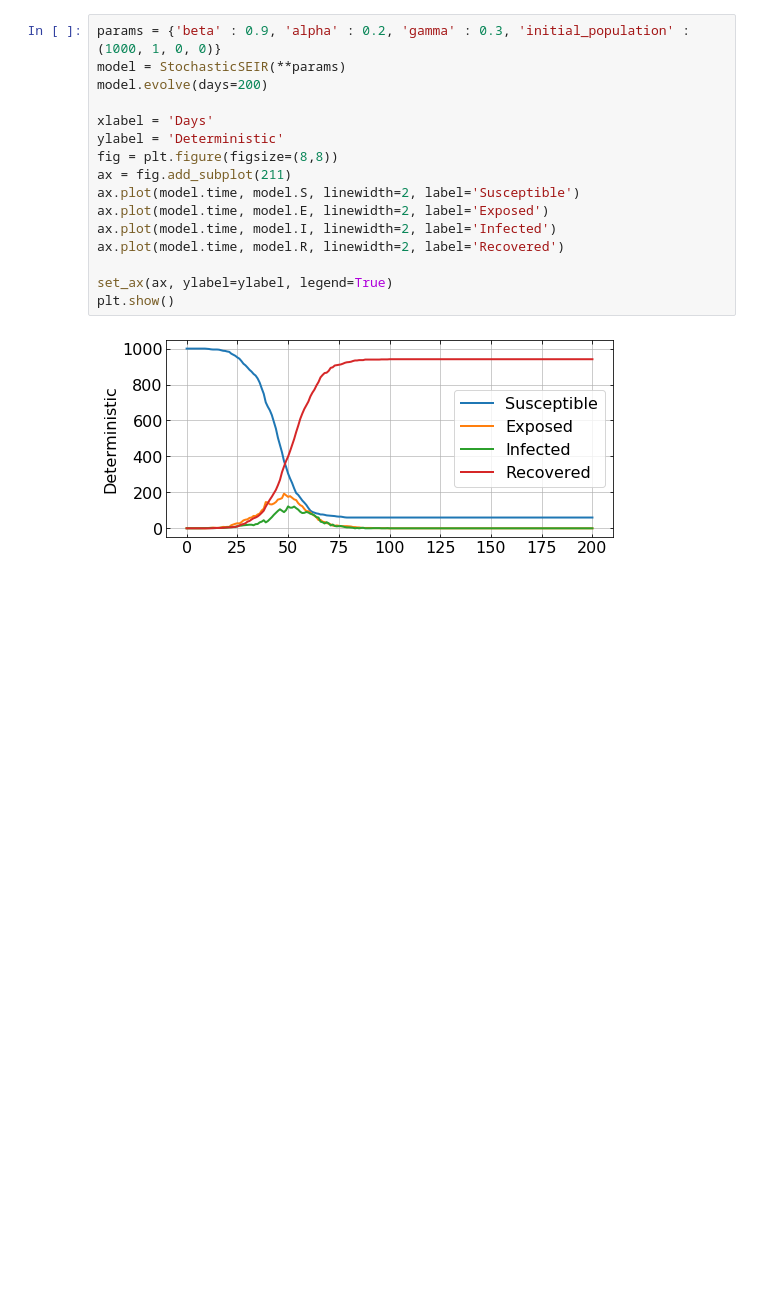
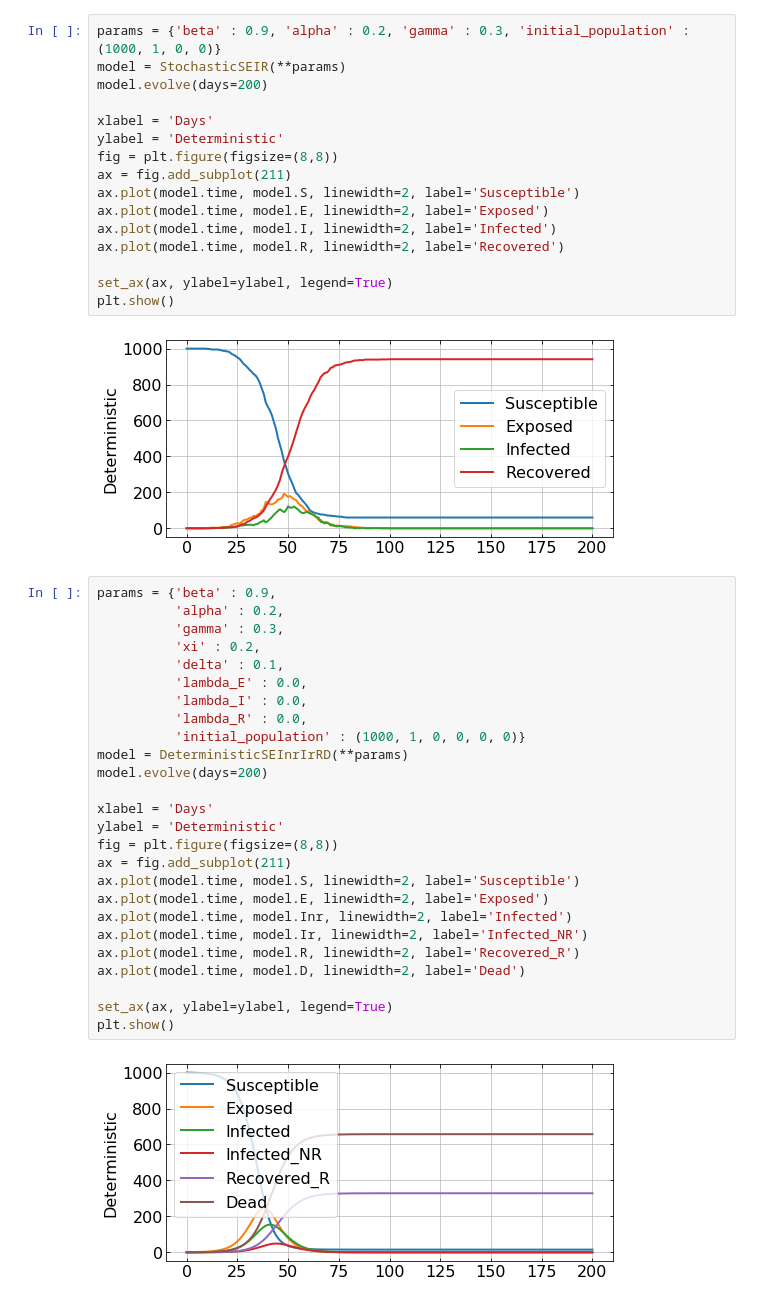
Before and after one commit to jeannechaverot/CovidForecasting, a Jupyter notebook: Tester.ipynb, the cells around one changed output. Saved outputs shown, nothing was run; the diff lists cells and outputs as text; blank space fills up the shorter version.

Commit message:
added example with SEInrIrRD

```diff
--- a/Tester.ipynb
+++ b/Tester.ipynb
@@ -89,3 +89,31 @@ set_ax(ax, ylabel=ylabel, legend=True)
 plt.show()
 # %% [output]
 [figure]
+# %%
+params = {'beta' : 0.9,
+          'alpha' : 0.2,
+          'gamma' : 0.3,
+          'xi' : 0.2,
+          'delta' : 0.1,
+          'lambda_E' : 0.0,
+          'lambda_I' : 0.0,
+          'lambda_R' : 0.0,
+          'initial_population' : (1000, 1, 0, 0, 0, 0)}
+model = DeterministicSEInrIrRD(**params)
+model.evolve(days=200)
+
+xlabel = 'Days'
+ylabel = 'Deterministic'
+fig = plt.figure(figsize=(8,8))
+ax = fig.add_subplot(211)
+ax.plot(model.time, model.S, linewidth=2, label='Susceptible')
+ax.plot(model.time, model.E, linewidth=2, label='Exposed')
+ax.plot(model.time, model.Inr, linewidth=2, label='Infected')
+ax.plot(model.time, model.Ir, linewidth=2, label='Infected_NR')
+ax.plot(model.time, model.R, linewidth=2, label='Recovered_R')
+ax.plot(model.time, model.D, linewidth=2, label='Dead')
+
+set_ax(ax, ylabel=ylabel, legend=True)
+plt.show()
+# %% [output]
+[figure, added]
```
Also changed, not shown: parts of 1 cell of this notebook.
